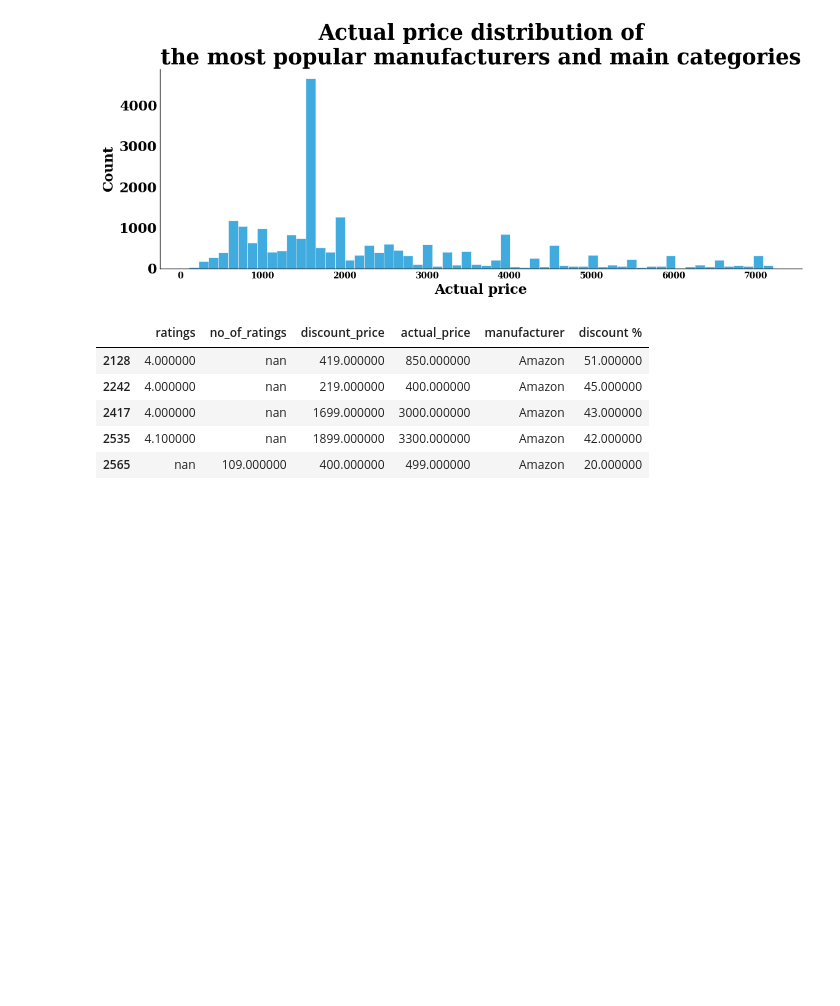
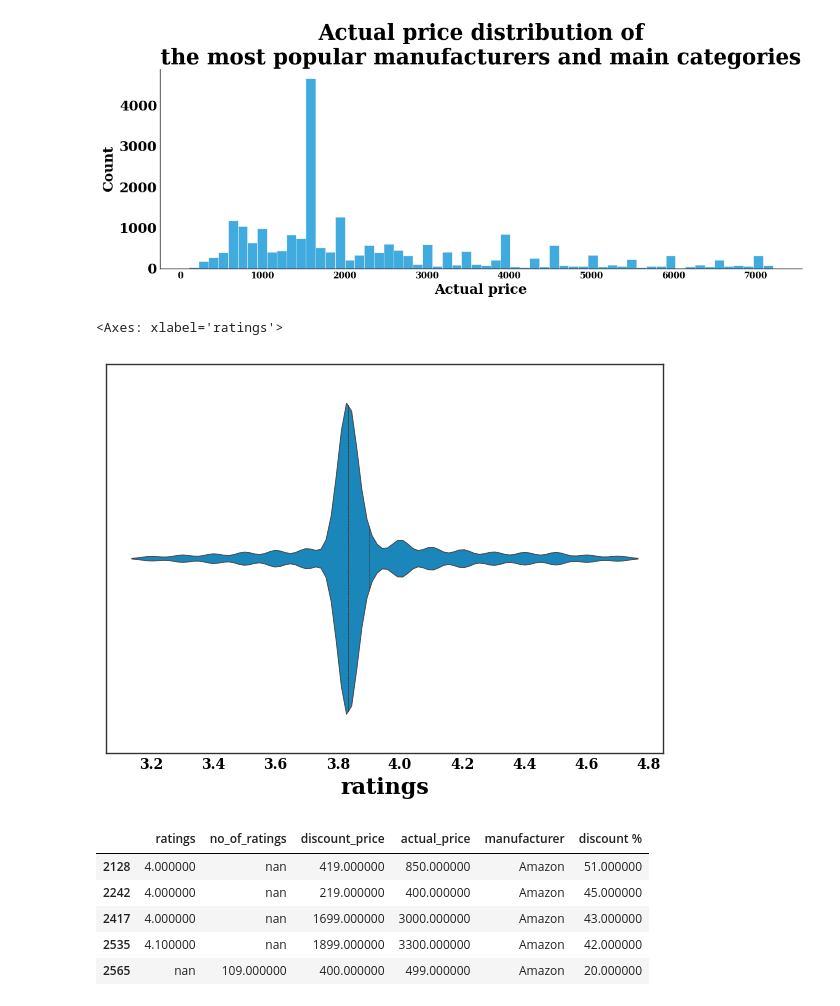
Before and after one commit to pablocarmona1527/Data_analyst, a Jupyter notebook: amazon_products_visualization.ipynb, the cells around one changed output. Cells and saved outputs as stored; diff of their text form; code cells hidden in the pictures; blank space fills up the shorter version.

```diff
--- a/amazon_products_visualization.ipynb
+++ b/amazon_products_visualization.ipynb
@@ -239,6 +239,13 @@ ax.set_title('Actual price distribution of\nthe most popular manufacturers and m
 plt.show()
 # %% [output]
 [figure]
+# %%
+##Distribución del ratings de las marcas más populares
+
+sns.violinplot(data=df_popular,x='ratings',inner='quart')
+# %% [output]
+<Axes: xlabel='ratings'>
+[figure, added]
 # %%
 cm = sns.light_palette("green", as_cmap=True)
 
```
Also changed, not shown: 1 other file.
